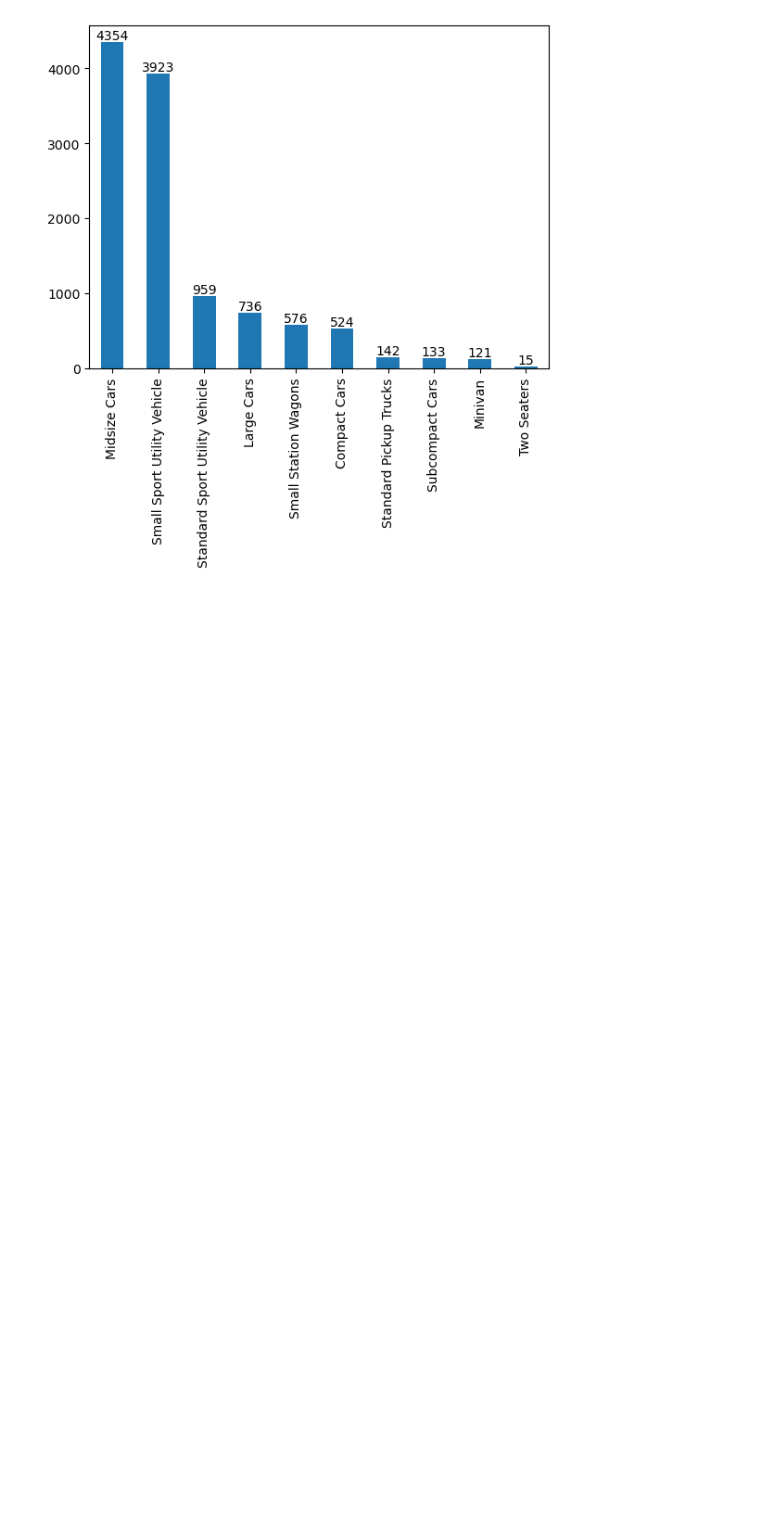
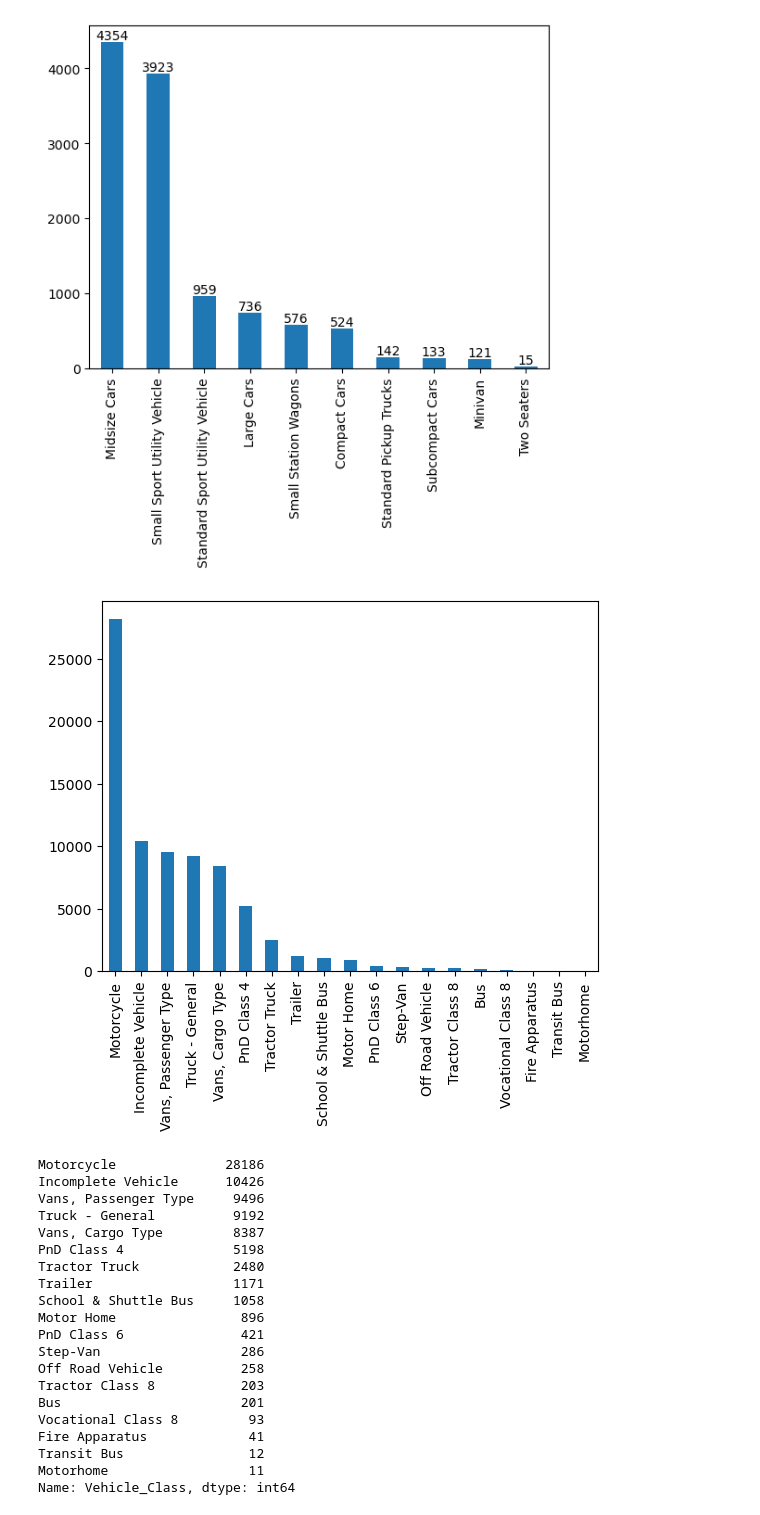
Before and after one commit to boyuan276/EVI-Pro-Lite, a Jupyter notebook: vehicle_type.ipynb, the cells around one changed output. Cells and saved outputs as stored; diff of their text form; code cells hidden in the pictures; blank space fills up the shorter version.

Commit message:
Adding nonhome use plot and counts

```diff
--- a/vehicle_type.ipynb
+++ b/vehicle_type.ipynb
@@ -134,3 +134,34 @@ for i, v in enumerate(home_electric_counts):
 plt.show()
 # %% [output]
 [figure]
+# %%
+# Filter the rest of the vehicles that is unlikely to be used by homes
+nonhome_use_all = merged_vehicle[~merged_vehicle['Vehicle_Class'].isin(residental_vehicle)]
+selected_columns = ['Year','Drivetrain_Type','Vehicle_Class','VIN_Key','ZIP Code','RegistrationMonth','DMV_ID']
+nonhome_use_selected = nonhome_use_all[selected_columns]
+nonhome_vehicle_counts = nonhome_use_selected['Vehicle_Class'].value_counts()
+nonhome_vehicle_counts.plot(kind = 'bar')
+plt.show()
+print(nonhome_vehicle_counts)
+# %% [output]
+[figure, added]
+Motorcycle              28186
+Incomplete Vehicle      10426
+Vans, Passenger Type     9496
+Truck - General          9192
+Vans, Cargo Type         8387
+PnD Class 4              5198
+Tractor Truck            2480
+Trailer                  1171
+School & Shuttle Bus     1058
+Motor Home                896
+PnD Class 6               421
+Step-Van                  286
+Off Road Vehicle          258
+Tractor Class 8           203
+Bus                       201
+Vocational Class 8         93
+Fire Apparatus             41
+Transit Bus                12
+Motorhome                  11
+Name: Vehicle_Class, dtype: int64
```
Also changed, not shown: parts of 1 cell of this notebook.
